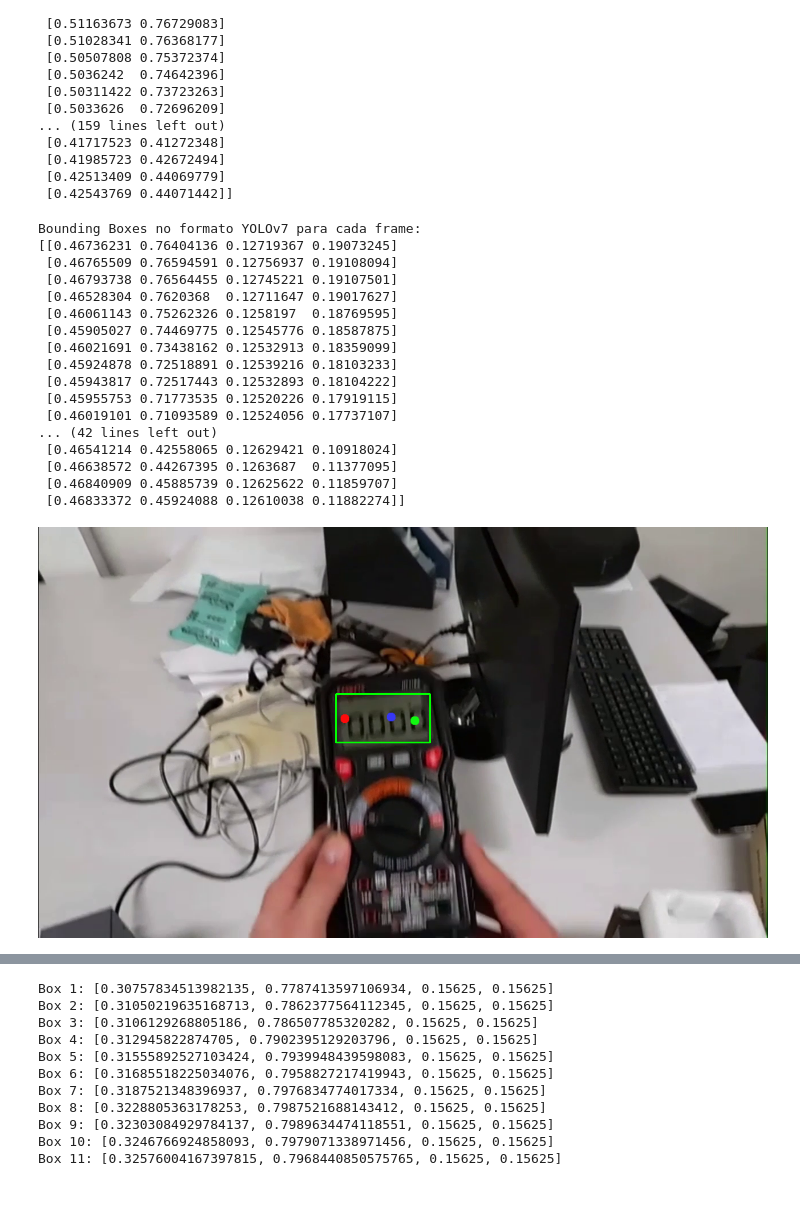
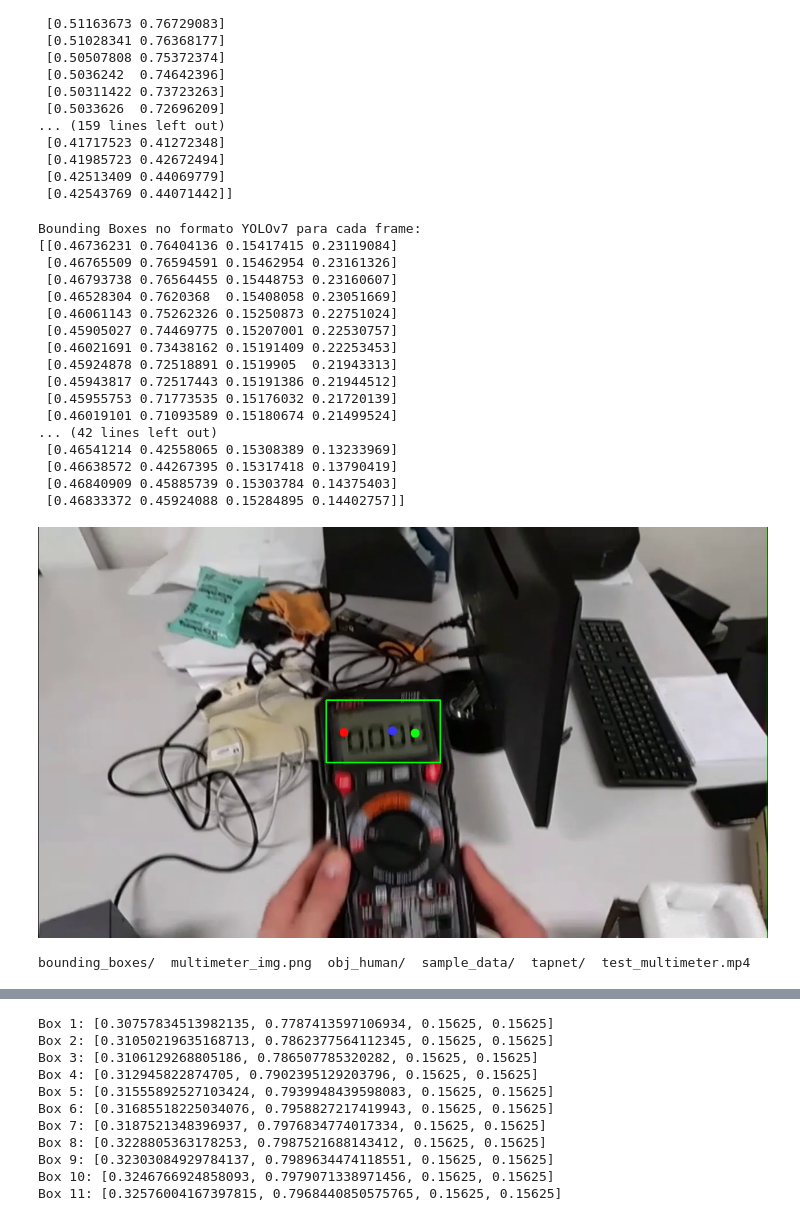
Before and after one commit to troveski/Tapir-the-tracker, a Jupyter notebook: Blink.ipynb, the cells around one changed output, grey strips where cells are left out. Drawn from its saved outputs; the diff is of its cells as text; code cells hidden in the pictures.

```diff
--- a/Blink.ipynb
+++ b/Blink.ipynb
@@ -571,7 +537,7 @@ print(centros_de_massa)
 # Supondo também que 'tracks' contenha as coordenadas dos pontos trackeados
 # e 'width', 'height' sejam as dimensões da tela utilizada
 
-box_size=4
+box_size=3.3
 
 # Função para calcular a distância entre dois pontos
 def calcular_distancia(ponto1, ponto2):
@@ -608,53 +574,57 @@ print("Bounding Boxes no formato YOLOv7 para cada frame:")
 print(bounding_boxes)
 # %% [output]
 Bounding Boxes no formato YOLOv7 para cada frame:
-[[0.46736231 0.76404136 0.12719367 0.19073245]
- [0.46765509 0.76594591 0.12756937 0.19108094]
- [0.46793738 0.76564455 0.12745221 0.19107501]
- [0.46528304 0.7620368  0.12711647 0.19017627]
- [0.46061143 0.75262326 0.1258197  0.18769595]
- [0.45905027 0.74469775 0.12545776 0.18587875]
- [0.46021691 0.73438162 0.12532913 0.18359099]
- [0.45924878 0.72518891 0.12539216 0.18103233]
- [0.45943817 0.72517443 0.12532893 0.18104222]
- [0.45955753 0.71773535 0.12520226 0.17919115]
- [0.46019101 0.71093589 0.12524056 0.17737107]
+[[0.46736231 0.76404136 0.15417415 0.23119084]
+ [0.46765509 0.76594591 0.15462954 0.23161326]
+ [0.46793738 0.76564455 0.15448753 0.23160607]
+ [0.46528304 0.7620368  0.15408058 0.23051669]
+ [0.46061143 0.75262326 0.15250873 0.22751024]
+ [0.45905027 0.74469775 0.15207001 0.22530757]
+ [0.46021691 0.73438162 0.15191409 0.22253453]
+ [0.45924878 0.72518891 0.1519905  0.21943313]
+ [0.45943817 0.72517443 0.15191386 0.21944512]
+ [0.45955753 0.71773535 0.15176032 0.21720139]
+ [0.46019101 0.71093589 0.15180674 0.21499524]
 ... (42 lines left out)
- [0.46541214 0.42558065 0.12629421 0.10918024]
- [0.46638572 0.44267395 0.1263687  0.11377095]
- [0.46840909 0.45885739 0.12625622 0.11859707]
- [0.46833372 0.45924088 0.12610038 0.11882274]]
+ [0.46541214 0.42558065 0.15308389 0.13233969]
+ [0.46638572 0.44267395 0.15317418 0.13790419]
+ [0.46840909 0.45885739 0.15303784 0.14375403]
+ [0.46833372 0.45924088 0.15284895 0.14402757]]
 # %%
-# @title SOTA - Show the bounding box
+# @title SOTA - Visualize the bounding boxes
 
 from google.colab.patches import cv2_imshow
 import cv2
 import numpy as np
 
-frame_index = 45  # Índice do frame desejado
+frame_index = 43  # Índice do frame desejado
 
 # Obter o frame específico do vídeo
 frame = np.array(video_viz[frame_index])
 
 # Obter as dimensões do frame
 altura, largura = frame.shape[:2]
 
 # Obter as coordenadas da bounding box para o frame desejado
 x, y, largura_bbox, altura_bbox = bounding_boxes[frame_index]
 
 # Calcular os pontos da bounding box
 x1 = int((x - largura_bbox / 2) * largura)
 y1 = int((y - altura_bbox / 2) * altura)
 x2 = int((x + largura_bbox / 2) * largura)
 y2 = int((y + altura_bbox / 2) * altura)
 
 # Desenhar a bounding box sobre o frame
 frame_com_bbox = cv2.rectangle(frame, (x1, y1), (x2, y2), (0, 255, 0), 2)  # Cor verde, espessura 2
 
 # Converter a imagem de BGR para RGB
 frame_rgb = cv2.cvtColor(frame_com_bbox, cv2.COLOR_BGR2RGB)
 
 # Mostrar o frame com a bounding box
 cv2_imshow(frame_rgb)
 # %% [output]
-[figure, old version]
+[figure, new version]
+# %%
+ls
+# %% [output]
+bounding_boxes/  multimeter_img.png  obj_human/  sample_data/  tapnet/  test_multimeter.mp4
```
Also changed, not shown: parts of 11 cells of this notebook.
